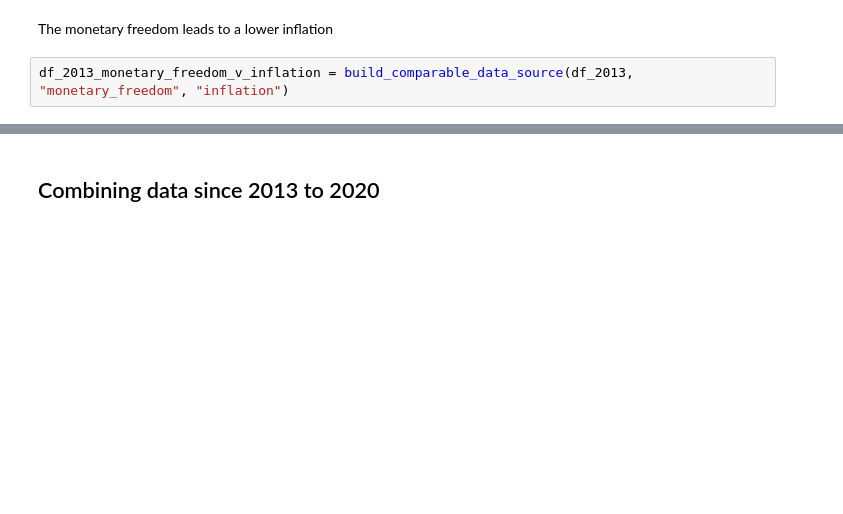
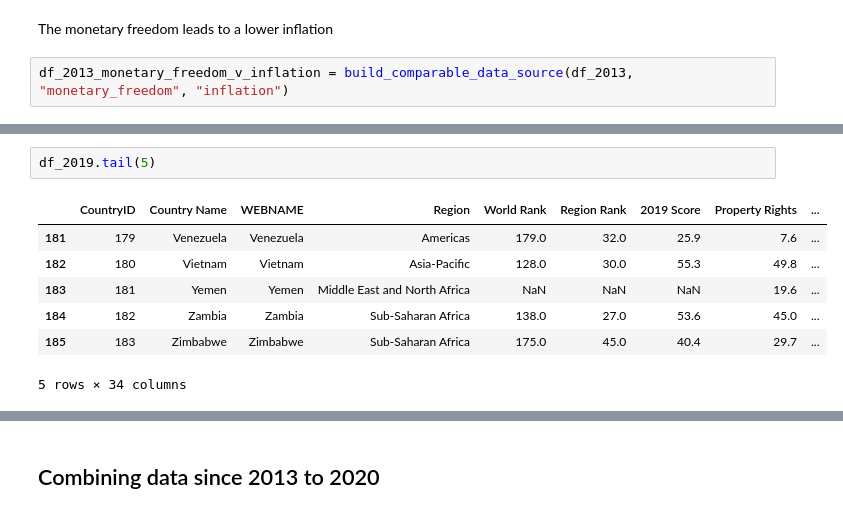
Before and after one commit to danvergara/freedom-analysis, a Jupyter notebook: freedom_analysis/exploratory_analysis.ipynb, the cells around one changed output, grey strips where cells are left out. Saved outputs shown, nothing was run; the diff lists cells and outputs as text; blank space fills up the shorter version.

```diff
--- a/freedom_analysis/exploratory_analysis.ipynb
+++ b/freedom_analysis/exploratory_analysis.ipynb
@@ -262,0 +293,10 @@ df_2013_investment_freedom_v_gdp_per_capita = build_comparable_data_source(df_20
+# %%
+df_2019.tail(5)
+# %% [output]
+|  | CountryID | Country Name | WEBNAME | Region | World Rank | Region Rank | 2019 Score | Property Rights | ... |
+| 181 | 179 | Venezuela | Venezuela | Americas | 179.0 | 32.0 | 25.9 | 7.6 | ... |
+| 182 | 180 | Vietnam | Vietnam | Asia-Pacific | 128.0 | 30.0 | 55.3 | 49.8 | ... |
+| 183 | 181 | Yemen | Yemen | Middle East and North Africa | NaN | NaN | NaN | 19.6 | ... |
+| 184 | 182 | Zambia | Zambia | Sub-Saharan Africa | 138.0 | 27.0 | 53.6 | 45.0 | ... |
+| 185 | 183 | Zimbabwe | Zimbabwe | Sub-Saharan Africa | 175.0 | 45.0 | 40.4 | 29.7 | ... |
+5 rows × 34 columns
```
Also changed, not shown: parts of 35 cells of this notebook.
